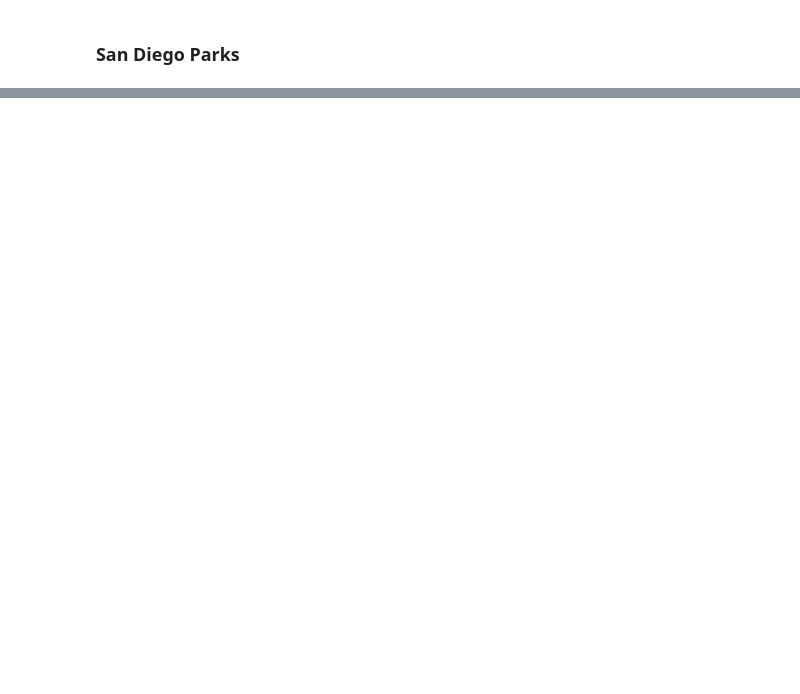
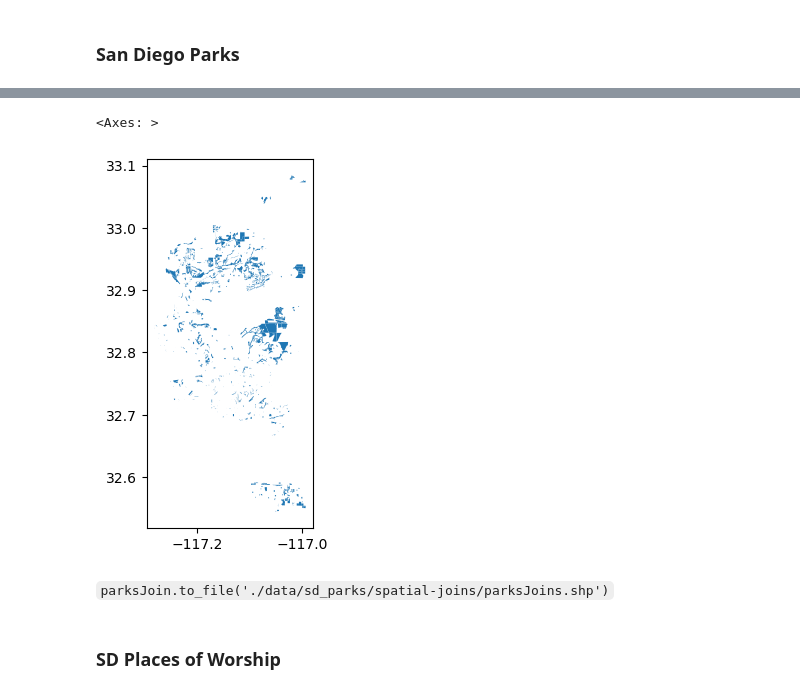
Before and after one commit to robertl0500/15-minute-analysis, a Jupyter notebook: 15-minute-package/sd-imports.ipynb, the cells around one changed output, grey strips where cells are left out. Cells and saved outputs as stored; diff of their text form; code cells hidden in the pictures; blank space fills up the shorter version.

````diff
--- a/15-minute-package/sd-imports.ipynb
+++ b/15-minute-package/sd-imports.ipynb
@@ -974,0 +499,4 @@ plt.show()
+# %%
+parksPath = './data/sd_parks/parks_datasd.geojson'
+# %%
+parks = gpd.read_file(parksPath, geometry='geometry')
@@ -974,0 +522,4 @@ plt.show()
+# %%
+parksJoin = gpd.sjoin(parks, csd, how='inner', predicate='within')
+
+parksJoin.head()
@@ -974,0 +534,9 @@ plt.show()
+# %%
+parksJoin.plot()
+# %% [output]
+<Axes: >
+[figure, added]
+# %% [markdown]
+```parksJoin.to_file('./data/sd_parks/spatial-joins/parksJoins.shp')```
+# %% [markdown]
+### SD Places of Worship
````
Also changed, not shown: parts of 163 cells of this notebook, 31 other files.
